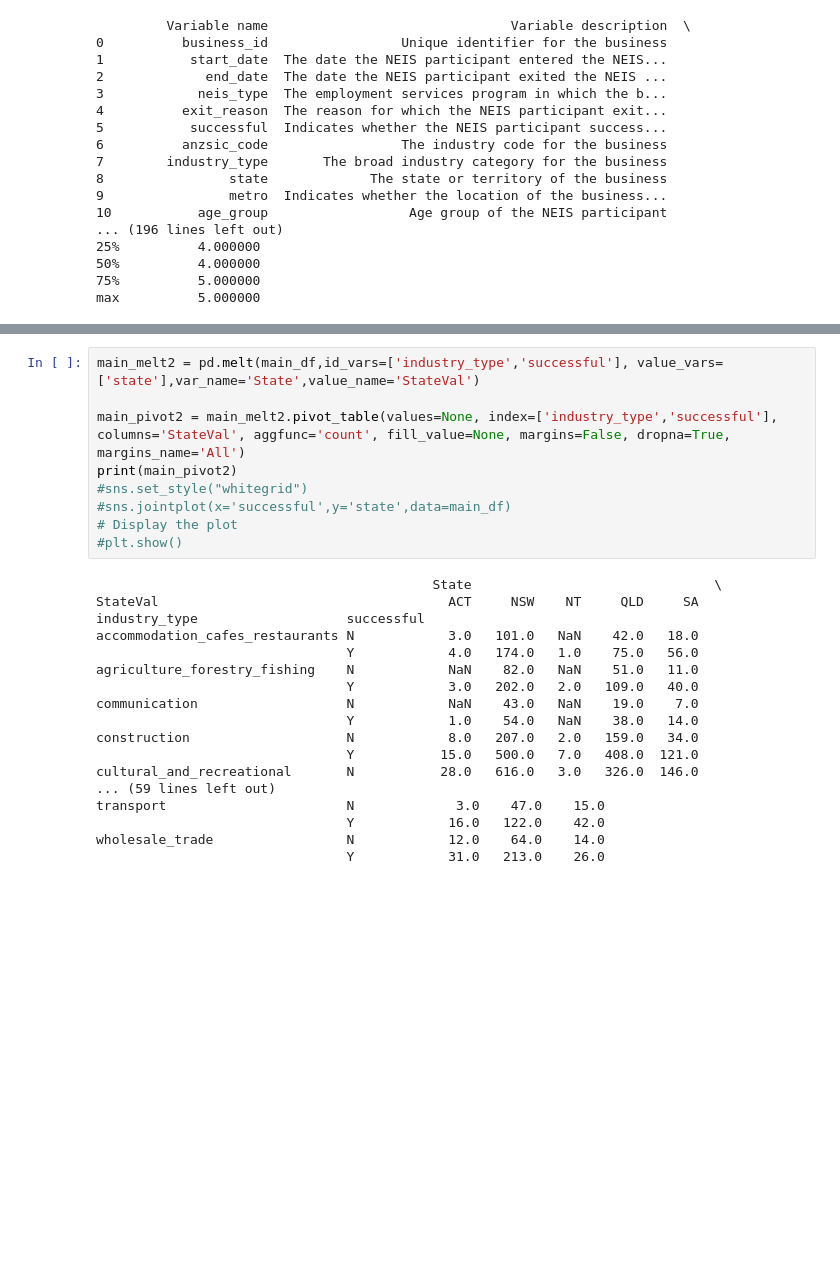
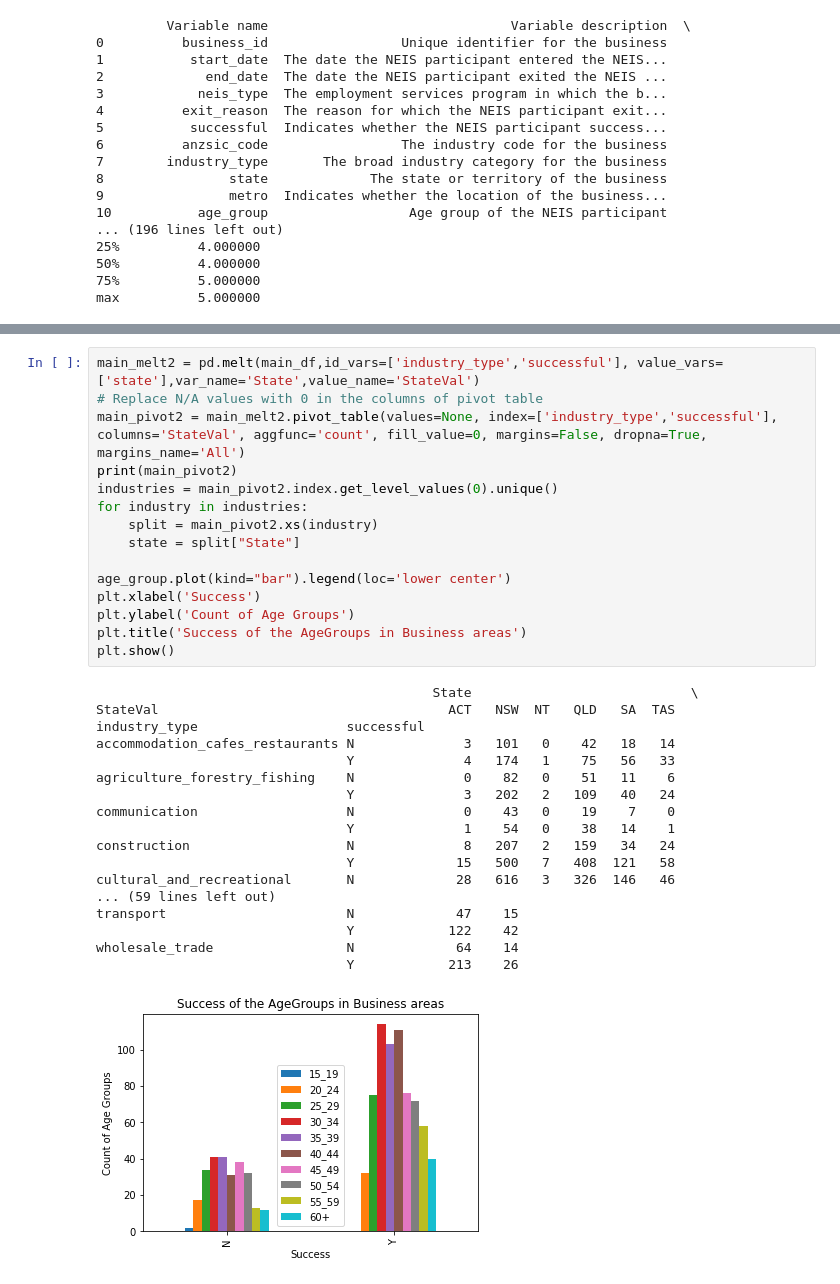
Before and after one commit to vsrajesh1/Capstone_Project_1, a Jupyter notebook: Capstone1_DataWrangling.ipynb, the cells around one changed output, grey strips where cells are left out. Cells and saved outputs as stored; diff of their text form; blank space fills up the shorter version.

```diff
--- a/Capstone1_DataWrangling.ipynb
+++ b/Capstone1_DataWrangling.ipynb
@@ -89,27 +102,34 @@ wholesale_trade                 N            13.0   12.0
 # %%
 main_melt2 = pd.melt(main_df,id_vars=['industry_type','successful'], value_vars=['state'],var_name='State',value_name='StateVal')
+# Replace N/A values with 0 in the columns of pivot table
+main_pivot2 = main_melt2.pivot_table(values=None, index=['industry_type','successful'], columns='StateVal', aggfunc='count', fill_value=0, margins=False, dropna=True, margins_name='All')
+print(main_pivot2)
+industries = main_pivot2.index.get_level_values(0).unique()
+for industry in industries:
+    split = main_pivot2.xs(industry)
+    state = split["State"]
 
-main_pivot2 = main_melt2.pivot_table(values=None, index=['industry_type','successful'], columns='StateVal', aggfunc='count', fill_value=None, margins=False, dropna=True, margins_name='All')
-print(main_pivot2)
-#sns.set_style("whitegrid")
-#sns.jointplot(x='successful',y='state',data=main_df)
-# Display the plot
-#plt.show()
+age_group.plot(kind="bar").legend(loc='lower center')
+plt.xlabel('Success')
+plt.ylabel('Count of Age Groups')
+plt.title('Success of the AgeGroups in Business areas')
+plt.show()
 # %% [output]
-                                           State                               \
-StateVal                                     ACT     NSW    NT     QLD     SA
+                                           State                            \
+StateVal                                     ACT   NSW  NT   QLD   SA  TAS
 industry_type                   successful
-accommodation_cafes_restaurants N            3.0   101.0   NaN    42.0   18.0
-                                Y            4.0   174.0   1.0    75.0   56.0
-agriculture_forestry_fishing    N            NaN    82.0   NaN    51.0   11.0
-                                Y            3.0   202.0   2.0   109.0   40.0
-communication                   N            NaN    43.0   NaN    19.0    7.0
-                                Y            1.0    54.0   NaN    38.0   14.0
-construction                    N            8.0   207.0   2.0   159.0   34.0
-                                Y           15.0   500.0   7.0   408.0  121.0
-cultural_and_recreational       N           28.0   616.0   3.0   326.0  146.0
+accommodation_cafes_restaurants N              3   101   0    42   18   14
+                                Y              4   174   1    75   56   33
+agriculture_forestry_fishing    N              0    82   0    51   11    6
+                                Y              3   202   2   109   40   24
+communication                   N              0    43   0    19    7    0
+                                Y              1    54   0    38   14    1
+construction                    N              8   207   2   159   34   24
+                                Y             15   500   7   408  121   58
+cultural_and_recreational       N             28   616   3   326  146   46
 ... (59 lines left out)
-transport                       N             3.0    47.0    15.0
-                                Y            16.0   122.0    42.0
-wholesale_trade                 N            12.0    64.0    14.0
-                                Y            31.0   213.0    26.0
+transport                       N             47    15
+                                Y            122    42
+wholesale_trade                 N             64    14
+                                Y            213    26
+[figure, added]
```
Also changed, not shown: parts of 3 cells of this notebook.
